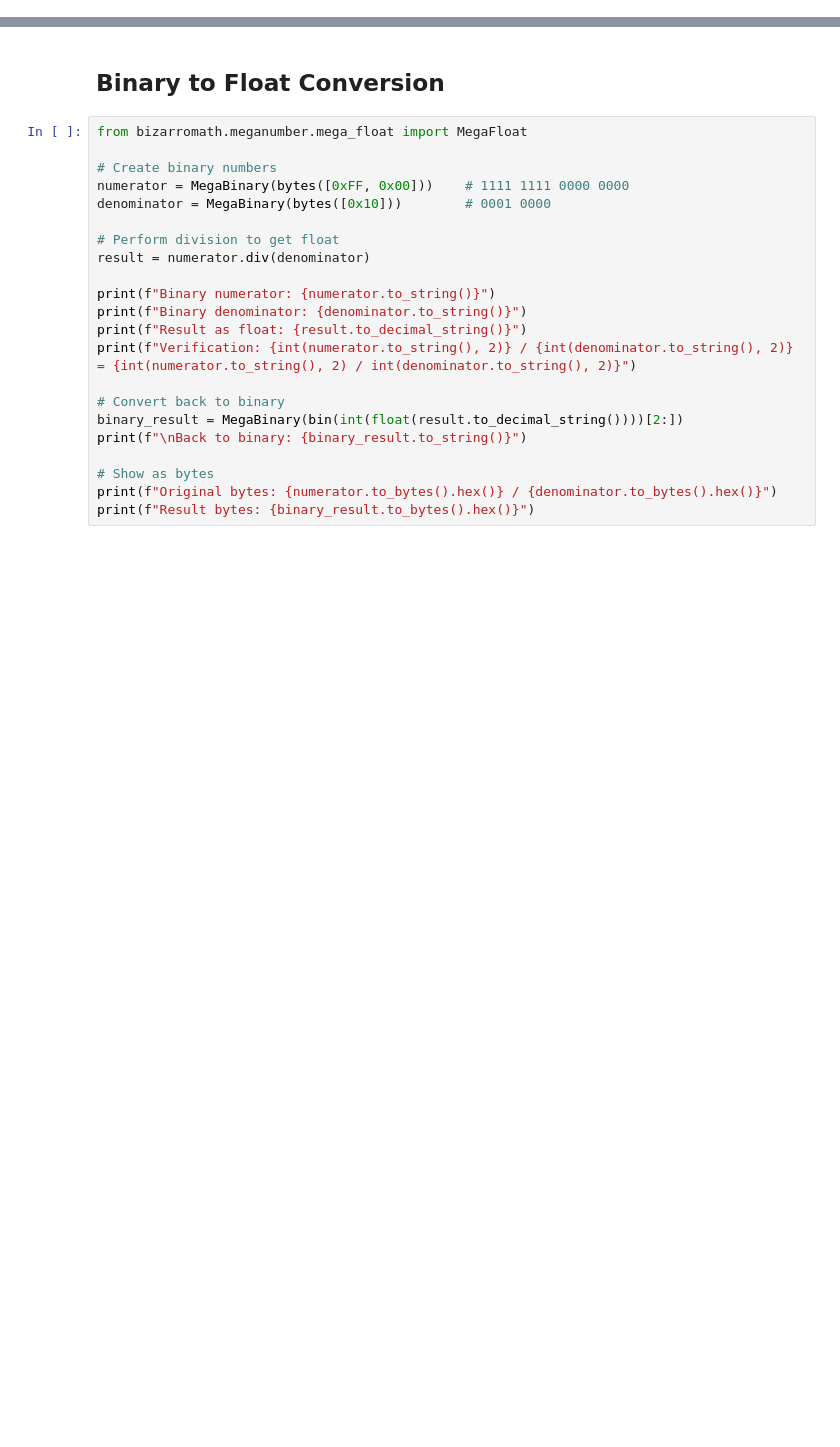
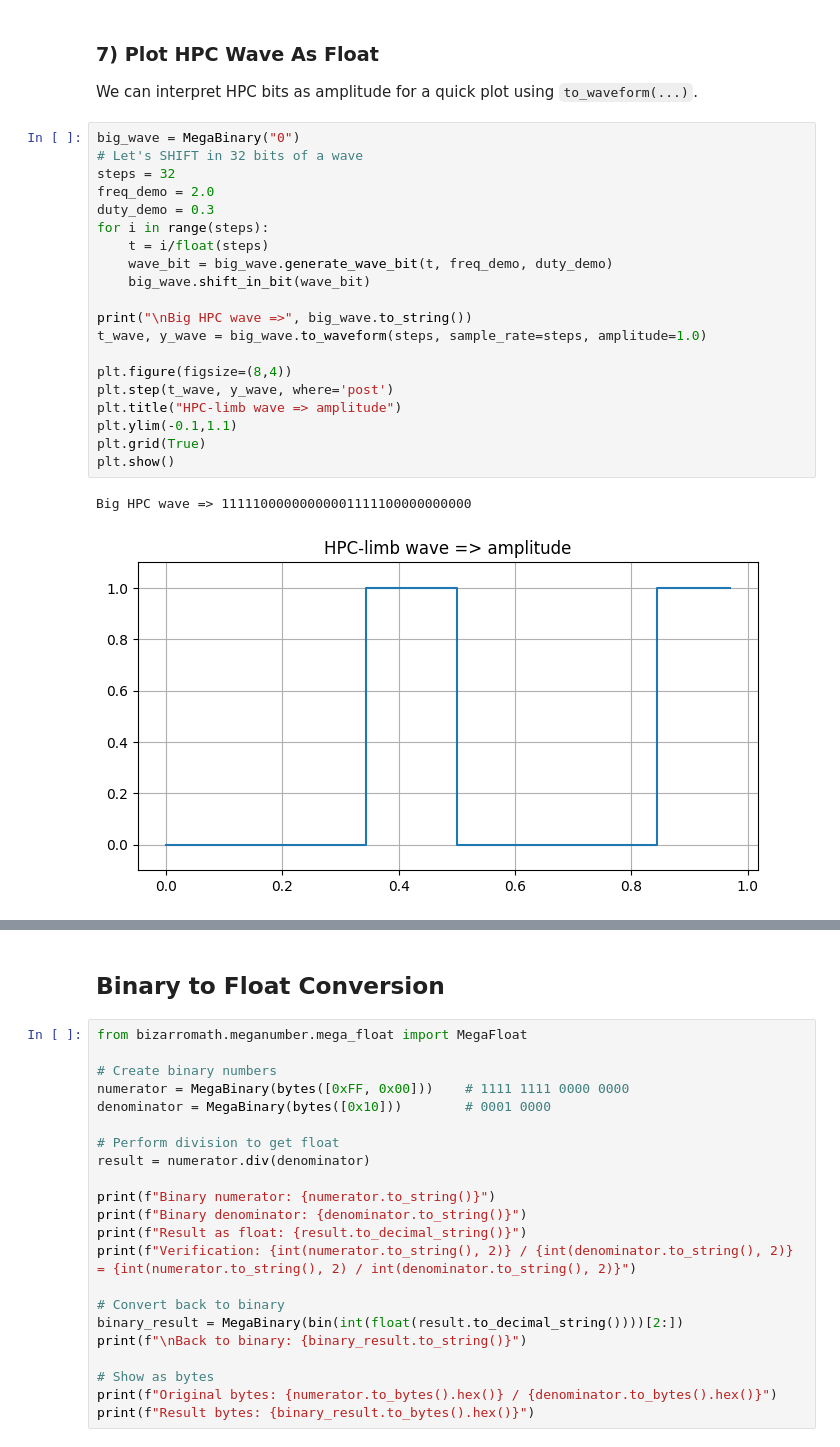
Before and after one commit to SolaceHarmony/BizarroMath, a Jupyter notebook: python/notebooks/test_megabinary.ipynb, the cells around one changed output, grey strips where cells are left out. Cells and saved outputs as stored; diff of their text form; blank space fills up the shorter version.

```diff
--- a/python/notebooks/test_megabinary.ipynb
+++ b/python/notebooks/test_megabinary.ipynb
@@ -89,3 +159,29 @@ sum: 11111111
+# %% [markdown]
+### 7) Plot HPC Wave As Float
+We can interpret HPC bits as amplitude for a quick plot using `to_waveform(...)`.
+# %%
+big_wave = MegaBinary("0")
+# Let's SHIFT in 32 bits of a wave
+steps = 32
+freq_demo = 2.0
+duty_demo = 0.3
+for i in range(steps):
+    t = i/float(steps)
+    wave_bit = big_wave.generate_wave_bit(t, freq_demo, duty_demo)
+    big_wave.shift_in_bit(wave_bit)
+
+print("\nBig HPC wave =>", big_wave.to_string())
+t_wave, y_wave = big_wave.to_waveform(steps, sample_rate=steps, amplitude=1.0)
+
+plt.figure(figsize=(8,4))
+plt.step(t_wave, y_wave, where='post')
+plt.title("HPC-limb wave => amplitude")
+plt.ylim(-0.1,1.1)
+plt.grid(True)
+plt.show()
+# %% [output]
+Big HPC wave => 11111000000000001111100000000000
+[figure, added]
 # %%
 # Test prime number sequence
 prime_numbers = [2, 3, 5, 7, 11, 13]
```
Also changed, not shown: parts of 29 cells of this notebook, 8 other files.
